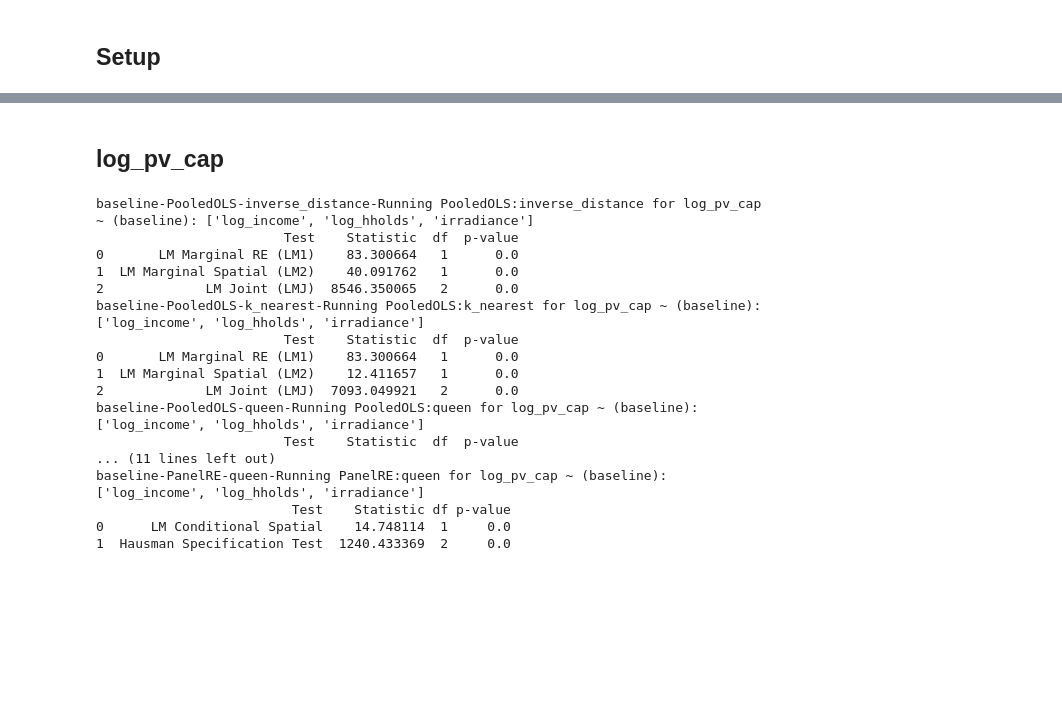
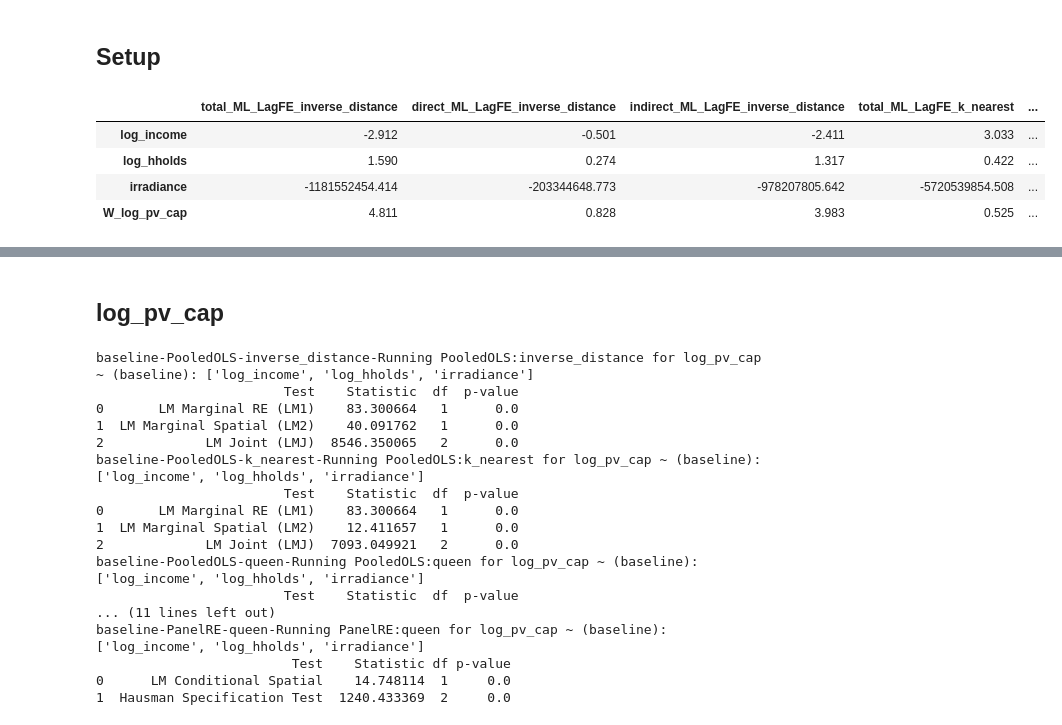
Before and after one commit to Ellariel/uktest, a Jupyter notebook: analysis.ipynb, the cells around one changed output, grey strips where cells are left out. Drawn from its saved outputs; the diff is of its cells as text; code cells hidden in the pictures; blank space fills up the shorter version.

```diff
--- a/analysis.ipynb
+++ b/analysis.ipynb
@@ -103,0 +166,7 @@ def get_results(r, w=None):
+# %%
+model_results = {}
+cache_weights = {}
+results_file = os.path.join(results_dir, "model_results.pickle")
+if os.path.exists(results_file):
+    with open(results_file, "rb") as f:
+        model_results = pickle.load(f)
@@ -103,0 +249,36 @@ def get_results(r, w=None):
+# %%
+res, eff, tests = get_full_table(y='log_pv_cap',
+                   x_vars='baseline',
+                   w_methods = ["inverse_distance",
+                                "k_nearest",
+                                "queen"
+                                ],
+                    n_models = ["ML_LagFE(SLX)",
+                                "ML_LagFE",
+                                "ML_ErrorFE",
+                                "PooledOLS",
+                                "PanelRE",
+                                # "PanelFE",
+                                # "ML_LagRE",
+                                #"ML_ErrorFE",
+                                # "ML_ErrorRE",
+                                #"ML_LagRE(SLX)",
+                                ],
+                   )
+if res is not None and len(res) > 0:
+    res.astype(str).to_excel(os.path.join(results_dir, "log_pv_cap_baseline_estimates.xlsx"), engine="openpyxl")
+    pass
+if eff is not None and len(eff) > 0:
+    eff.astype(str).to_excel(os.path.join(results_dir, "log_pv_cap_baseline_effects.xlsx"), engine="openpyxl")
+    pass
+if tests is not None and len(tests) > 0:
+    tests.astype(str).to_excel(os.path.join(results_dir, "log_pv_cap_baseline_tests.xlsx"), engine="openpyxl")
+    pass
+# %%
+eff
+# %% [output]
+|  | total_ML_LagFE_inverse_distance | direct_ML_LagFE_inverse_distance | indirect_ML_LagFE_inverse_distance | total_ML_LagFE_k_nearest | ... |
+| log_income | -2.912 | -0.501 | -2.411 | 3.033 | ... |
+| log_hholds | 1.590 | 0.274 | 1.317 | 0.422 | ... |
+| irradiance | -1181552454.414 | -203344648.773 | -978207805.642 | -5720539854.508 | ... |
+| W_log_pv_cap | 4.811 | 0.828 | 3.983 | 0.525 | ... |
```
Also changed, not shown: parts of 17 cells of this notebook, 8 other files.
